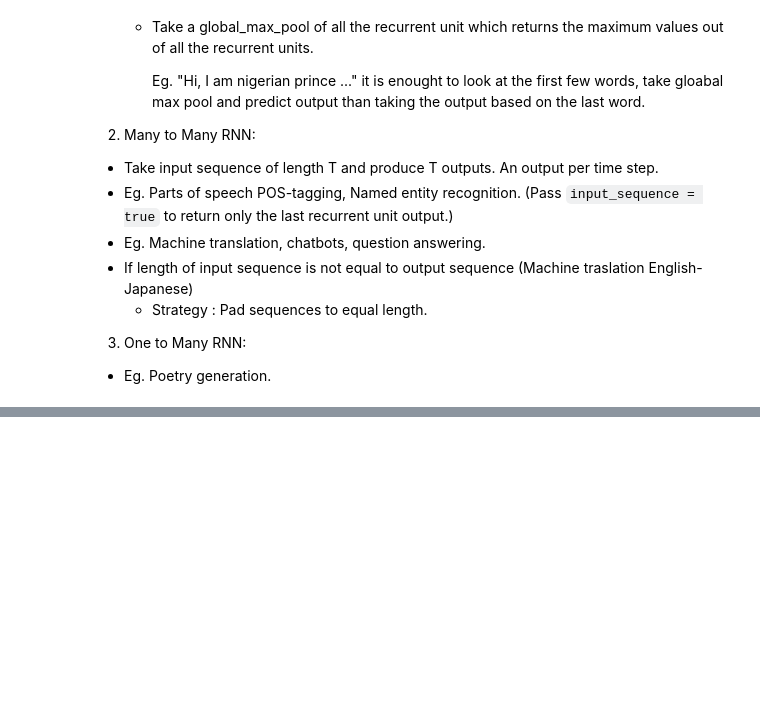
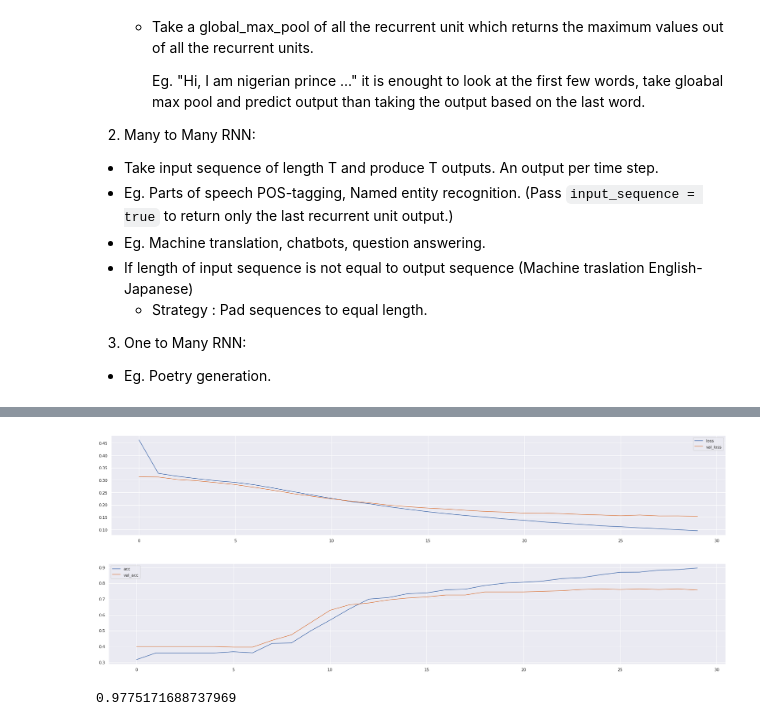
Before and after one commit to mvdheram/DeepNLP, a Jupyter notebook: DeepNLP_2.ipynb, the cells around one changed output, grey strips where cells are left out. Saved outputs shown, nothing was run; the diff lists cells and outputs as text; code cells hidden in the pictures; blank space fills up the shorter version.

```diff
--- a/DeepNLP_2.ipynb
+++ b/DeepNLP_2.ipynb
@@ -354,0 +468,4 @@ Types:
+# %%
+# pad sequences so that we get a N x T matrix (0 - reserved for padding in keras)
+data = pad_sequences(sequences, maxlen=max_Sequence_Length)
+print('Shape of data tensor:', data.shape)
@@ -354,0 +483,3 @@ Types:
+# %%
+# Creating embedding layer, first two arguments are vocab size and embedding dimentions (V,D), next pre-trained embedding matrix,
+embedding_layer = Embedding(num_words,embedding_dim,weights = [embedding_matrix], input_length=max_Sequence_Length,trainable = False)
@@ -354,0 +500,19 @@ Types:
+# %%
+model.compile(
+  loss='binary_crossentropy',
+  optimizer=Adam(lr=0.01),
+  metrics=['accuracy'],
+)
+# %%
+from keras.callbacks import EarlyStopping
+
+early_stopping_monitor = EarlyStopping(patience = 5)
+
+print('Training model...')
+r = model.fit(
+  data,
+  dummy_y,
+  batch_size=batch_size,
+  epochs=30,
+  validation_split=validation_split
+)
@@ -354,0 +537,23 @@ Types:
+# %%
+# plot some data
+plt.plot(r.history['loss'], label='loss')
+plt.plot(r.history['val_loss'], label='val_loss')
+plt.legend()
+plt.show()
+
+# accuracies
+plt.plot(r.history['accuracy'], label='acc')
+plt.plot(r.history['val_accuracy'], label='val_acc')
+plt.legend()
+plt.show()
+
+p = model.predict(data)
+aucs = []
+for j in range(6):
+    auc = roc_auc_score(dummy_y[:,j], p[:,j])
+    aucs.append(auc)
+print(np.mean(aucs))
+# %% [output]
+[figure, added]
+[figure, added]
+0.9775171688737969
```
Also changed, not shown: parts of 19 cells of this notebook.
